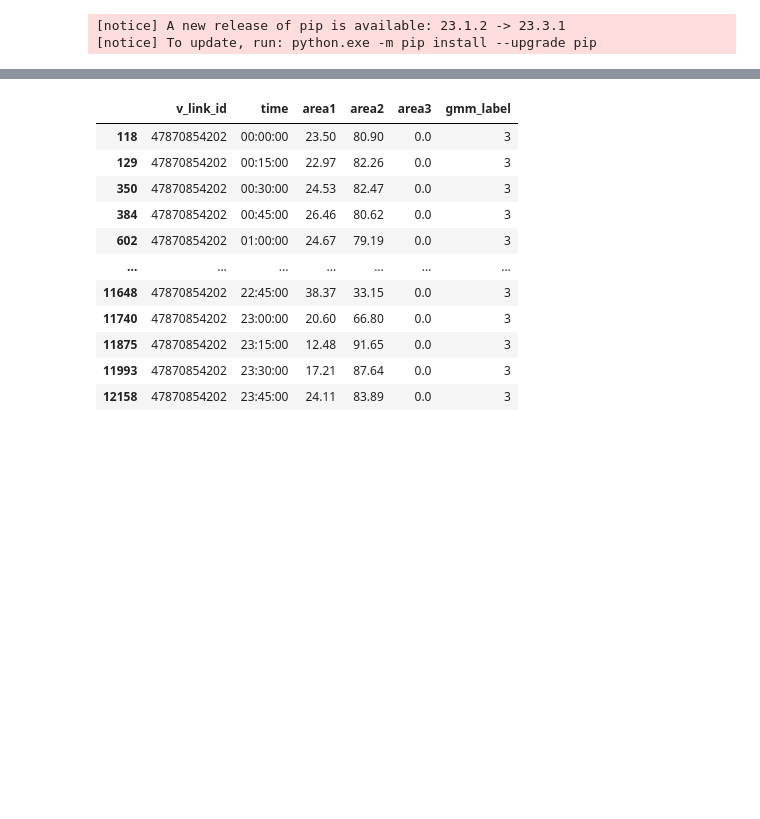
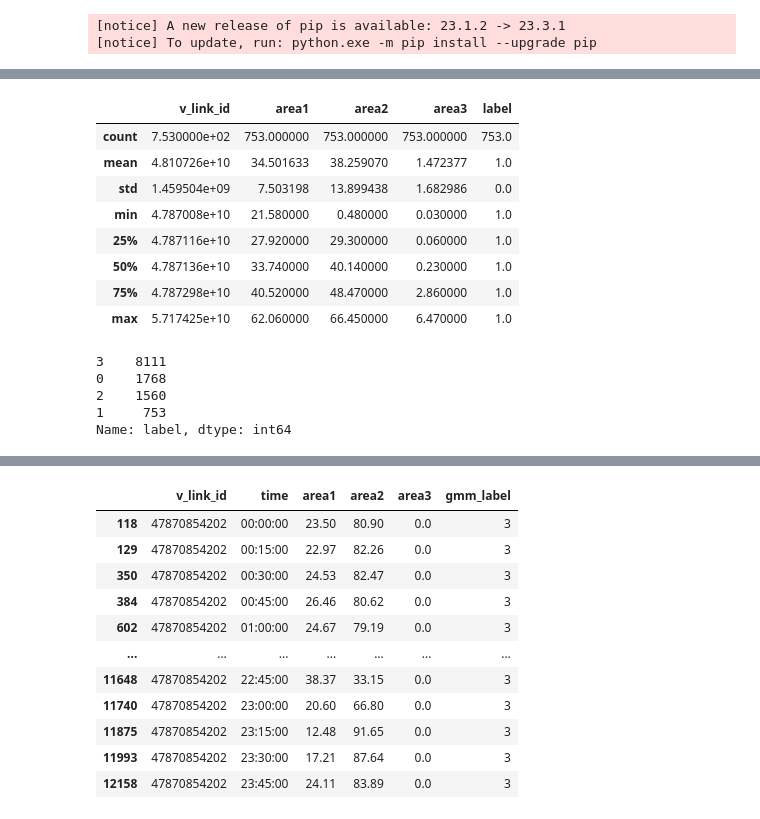
Before and after one commit to hyorim-h/SeoulTraffic, a Jupyter notebook: later2.ipynb, the cells around one changed output, grey strips where cells are left out. Drawn from its saved outputs; the diff is of its cells as text; code cells hidden in the pictures; blank space fills up the shorter version.

```diff
--- a/later2.ipynb
+++ b/later2.ipynb
@@ -376,0 +385,20 @@ plt.plot(df[df['v_link_id']==47870854202].gmm_label)
+# %%
+data[data['label']==1].describe()
+# %% [output]
+|  | v_link_id | area1 | area2 | area3 | label |
+| count | 7.530000e+02 | 753.000000 | 753.000000 | 753.000000 | 753.0 |
+| mean | 4.810726e+10 | 34.501633 | 38.259070 | 1.472377 | 1.0 |
+| std | 1.459504e+09 | 7.503198 | 13.899438 | 1.682986 | 0.0 |
+| min | 4.787008e+10 | 21.580000 | 0.480000 | 0.030000 | 1.0 |
+| 25% | 4.787116e+10 | 27.920000 | 29.300000 | 0.060000 | 1.0 |
+| 50% | 4.787136e+10 | 33.740000 | 40.140000 | 0.230000 | 1.0 |
+| 75% | 4.787298e+10 | 40.520000 | 48.470000 | 2.860000 | 1.0 |
+| max | 5.717425e+10 | 62.060000 | 66.450000 | 6.470000 | 1.0 |
+# %%
+data['label'].value_counts()
+# %% [output]
+3    8111
+0    1768
+2    1560
+1     753
+Name: label, dtype: int64
```
Also changed, not shown: parts of 7 cells of this notebook, 1 other file.
